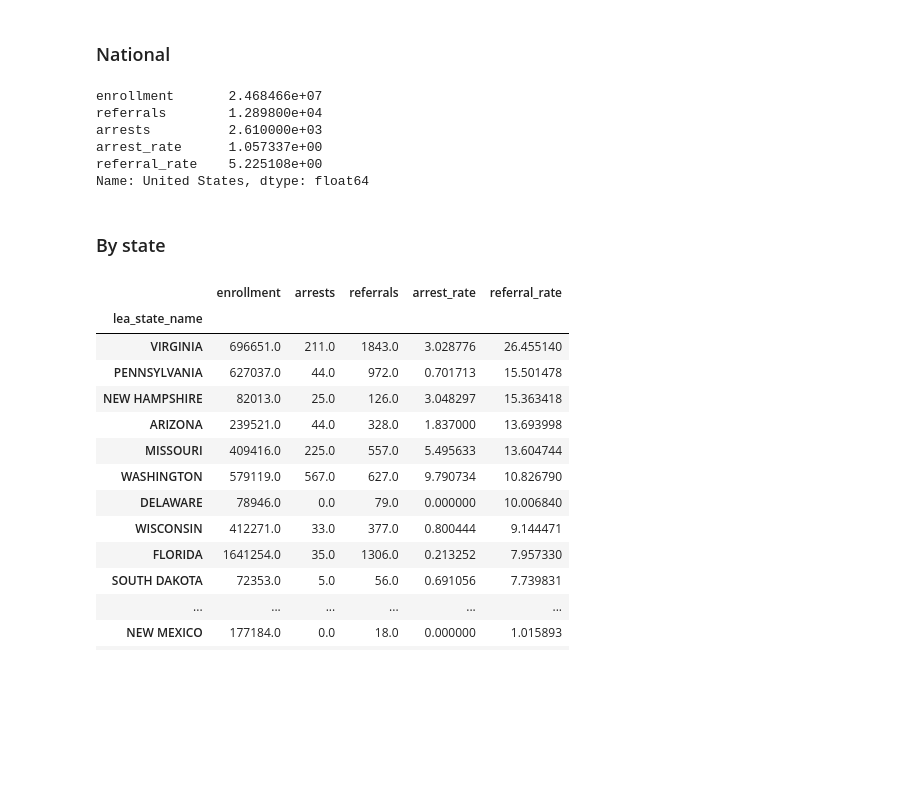
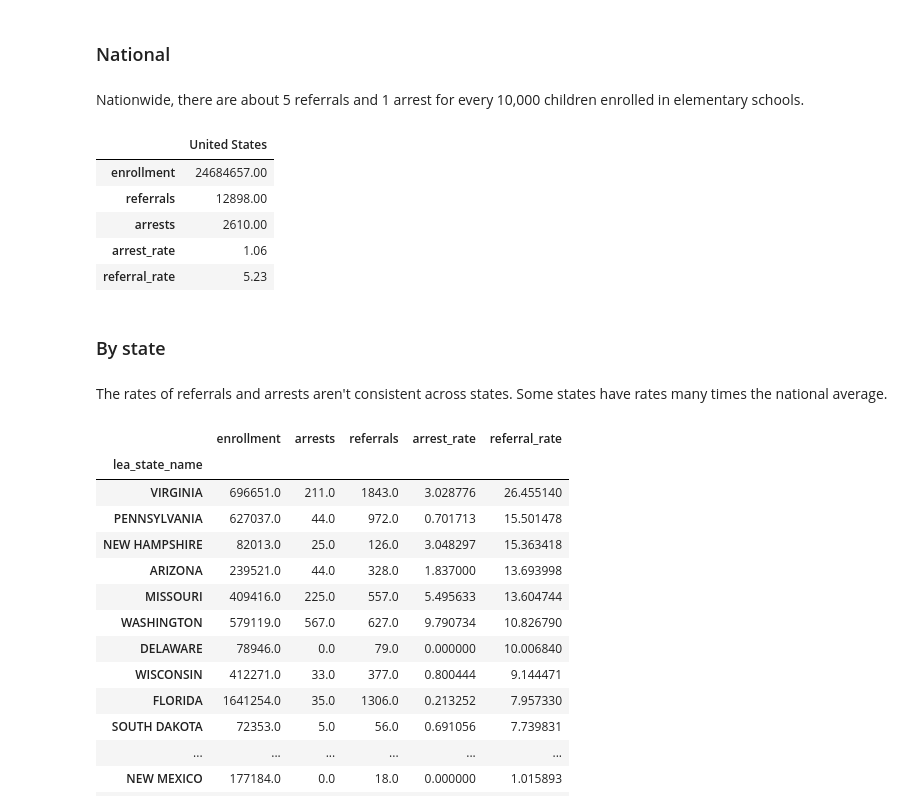
Before and after one commit to cbs-news-data/crdc-le-referral-data, a Jupyter notebook: notebooks/crdc_le_referrals_arrests.ipynb, the cells around one changed output. Cells and saved outputs as stored; diff of their text form; code cells hidden in the pictures; blank space fills up the shorter version.

```diff
--- a/notebooks/crdc_le_referrals_arrests.ipynb
+++ b/notebooks/crdc_le_referrals_arrests.ipynb
@@ -95,23 +112,27 @@ tot_df.head()
 # %% [markdown]
 ### National
+# %% [markdown]
+Nationwide, there are about 5 referrals and 1 arrest for every 10,000 children enrolled in elementary schools.
 # %%
 national_rates = (
     tot_df[["enrollment", "referrals", "arrests"]]
     .sum()
     .to_frame("United States")
     .transpose()
     .pipe(assign_rates)
     .iloc[0]
 )
 
-national_rates
+national_rates.to_frame("United States").round(2)
 # %% [output]
-enrollment       2.468466e+07
-referrals        1.289800e+04
-arrests          2.610000e+03
-arrest_rate      1.057337e+00
-referral_rate    5.225108e+00
-Name: United States, dtype: float64
+|  | United States |
+| enrollment | 24684657.00 |
+| referrals | 12898.00 |
+| arrests | 2610.00 |
+| arrest_rate | 1.06 |
+| referral_rate | 5.23 |
 # %% [markdown]
 ### By state
+# %% [markdown]
+The rates of referrals and arrests aren't consistent across states. Some states have rates many times the national average.
 # %%
```
Also changed, not shown: parts of 8 cells of this notebook.
